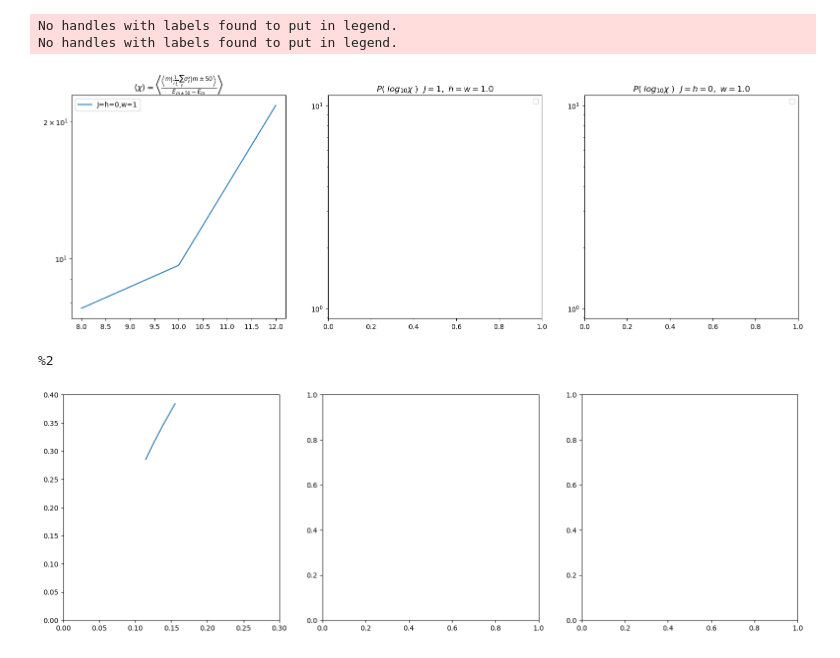
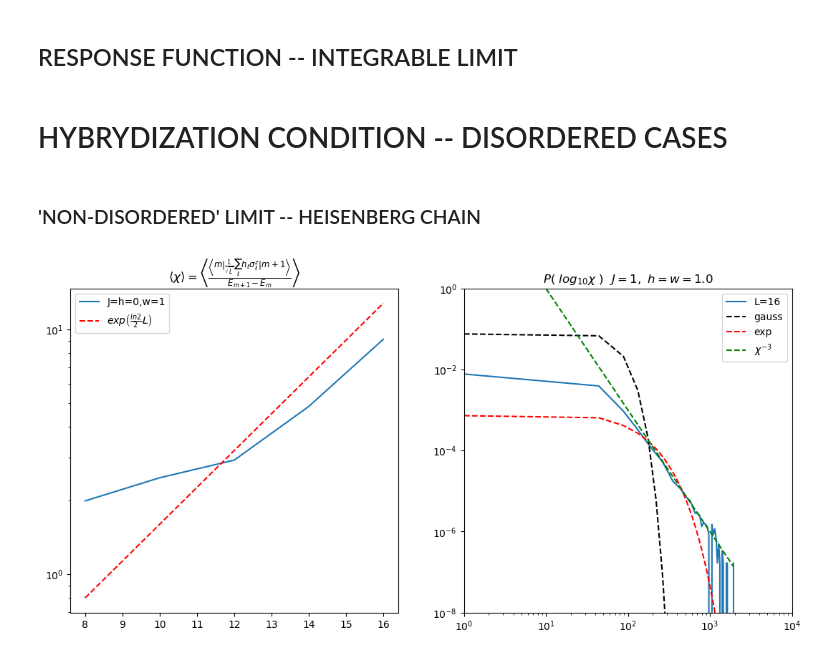
Before and after one commit to makskliczkowski/Transverse_Ising_ETH, a Jupyter notebook: IsignTransverse_ETH/Python/tests.ipynb, the cells around one changed output. Drawn from its saved outputs; the diff is of its cells as text; code cells hidden in the pictures.

```diff
--- a/IsignTransverse_ETH/Python/tests.ipynb
+++ b/IsignTransverse_ETH/Python/tests.ipynb
@@ -41,3 +41,5 @@ print(cf.base_directory)
+# %% [markdown]
+## RESPONSE FUNCTION -- INTEGRABLE LIMIT
 # %%
 L = 14
 w = 0.8
@@ -88,57 +90,51 @@ def zero_to_nan(values):
 #plot(axis=ax1, func=name_ext)
 #plot(axis=ax2, func=name_sth)
 #ax2.annotate('smoothed', xy=(100, 300), xycoords='axes points', color='black', size=20)
+# %% [markdown]
+# HYBRYDIZATION CONDITION -- DISORDERED CASES
+# %% [markdown]
+### 'NON-DISORDERED' LIMIT -- HEISENBERG CHAIN
 # %%
+base_dir = "../results/Heisenberg/disorder/PBC/"
 def name(J, h, w):
-    return cf.base_directory + "Hybrydization/Scaling_SigmaZ_disorder_w,J=%.2f,J0=%.2f,g=%.2f,g0=%.2f,h=%.2f,w=%.2f.dat"%(J, 0.0, 0.55, 0.0, h, w)
+    return base_dir + "Hybrydization/Scaling_SigmaZ_disorder_w,J=%.2f,J0=%.2f,g=%.2f,g0=%.2f,h=%.2f,w=%.2f.dat"%(J, 0.0, 0.55, 0.0, h, w)
 
 def name_dist(L, J, h, w):
-    return cf.base_directory + "Dist_SigmaZ_disorder_w_log_L=%d,J=%.2f,J0=%.2f,g=%.2f,g0=%.2f,h=%.2f,w=%.2f.dat"%(L, J, 0.0, 0.55, 0.0, h, w)
+    return base_dir + "Hybrydization/Dist_SigmaZ_disorder_w_L=%d,J=%.2f,J0=%.2f,g=%.2f,g0=%.2f,h=%.2f,w=%.2f.dat"%(L, J, 0.0, 0.55, 0.0, h, w)
 
-
-fig, (ax1, ax2, ax3) = plt.subplots( nrows=1, ncols=3, figsize=(19,6), dpi = 100)
-sth = np.array(np.loadtxt(name(1,0.0,0.1), unpack=True))
-ax1.plot(sth[0], sth[1], label="J=h=0,w=1")
+fig, (ax1, ax2) = plt.subplots( nrows=1, ncols=2, figsize=(13,6), dpi = 100)
+sth = np.array(np.loadtxt(name(1,0.0,0.05), unpack=True))
+ax1.plot(sth[0], sth[2], label="J=h=0,w=1")
+#ax1.plot(sth[0], 1e-3*np.exp(np.log(2) * sth[0]), ls='--', color='black', label=r"$exp\left(ln2\ L\right)$")
+ax1.plot(sth[0], 0.05*np.exp(np.log(2)/2 * sth[0]), ls='--', color='red', label=r"$exp\left(\frac{ln2}{2}L\right)$")
 #sth = np.array(np.loadtxt(name(1,0.8,0.1), unpack=True))
 #ax1.plot(sth[0], sth[1], label="J=1.0,h=w=0.8")
-ax1.set_title(r"$\left\langle \chi\right\rangle=\left\langle\frac{\left\langle m\left|\frac{1}{\sqrt{L}}\sum_\ell\sigma^x_\ell\right|m\pm50\right\rangle}{E_{m\pm50}-E_m}\right\rangle$")
+ax1.set_title(r"$\left\langle \chi\right\rangle=\left\langle\frac{\left\langle m\left|\frac{1}{\sqrt{L}}\sum_\ell h_\ell\sigma^z_\ell\right|m+1\right\rangle}{E_{m+1}-E_m}\right\rangle$")
 ax1.set_yscale('log')
 #ax1.set_xscale('log')
 ax1.legend()
 
 #sth = np.array(np.loadtxt(name_dist(0,0.0,1.0), unpack=True))
 #ax2.plot(sth[0], sth[1])
-for L in range(14, 19,2):
-    name = name_dist(L, 1,0.8,0.8)
+for L in range(16, 19, 2):
+    name = name_dist(L, 1,0.0,0.05)
     if exists(name):
         sth = np.array(np.loadtxt(name, unpack=True))
         ax2.plot(sth[0], sth[1], label="L=%d"%L)
+
+def gaussian(x, mu, sig):
+    return np.exp(-np.power(x - mu, 2.) / (2 * np.power(sig, 2.)))
+def exponential(x, lam):
+    return lam * np.exp(-lam*x);
+
+ax2.plot(sth[0], 0.1*gaussian(sth[0], 0, 50), ls='--', color='black', label="gauss")
+ax2.plot(sth[0], 0.1*exponential(sth[0], 0.01), ls='--', color='red', label="exp")
+ax2.plot(sth[0], 1e3*sth[0]**(-3), ls='--', color='green', label=r"$\chi^{-3}$")
 ax2.legend()
 ax2.set_title(r"$P\left(\ log_{10}\chi\ \right)\ \ J=1,\ h=w=1.0$")
 ax2.set_yscale('log')
-
-for L in range(10, 19,2):
-    name = name_dist(L, 0,0.0,1.0)
-    if exists(name):
-        sth = np.array(np.loadtxt(name, unpack=True))
-        ax3.plot(sth[0], sth[1], label="L=%d"%L)
-ax3.legend()
-ax3.set_title(r"$P\left(\ log_{10}\chi\ \right)\ \ J=h=0,\ w=1.0$")
-ax3.set_yscale('log')
-#ax3.set_xscale('log')
+ax2.set_ylim(1e-8,1)
+ax2.set_xlim(1,1e4)
+ax2.set_xscale('log')
 # %% [output]
-No handles with labels found to put in legend.
-No handles with labels found to put in legend.
-[figure, old version]
+[figure, new version]
-# %%
-vals = [0.3839, 0.3455, 0.3135, 0.2852]
-x = np.array([12., 14., 16., 18.])
-
-fig, (ax1, ax2, ax3) = plt.subplots( nrows=1, ncols=3, figsize=(19,6), dpi = 100)
-ax1.plot(1./x**0.75, vals)
-ax1.set_xlim(0,0.3)
-ax1.set_ylim(0,0.4)
-print("%" + "%d"%2)
-# %% [output]
-%2
-[figure, removed]
```
Also changed, not shown: parts of 8 cells of this notebook, 8 other files.
